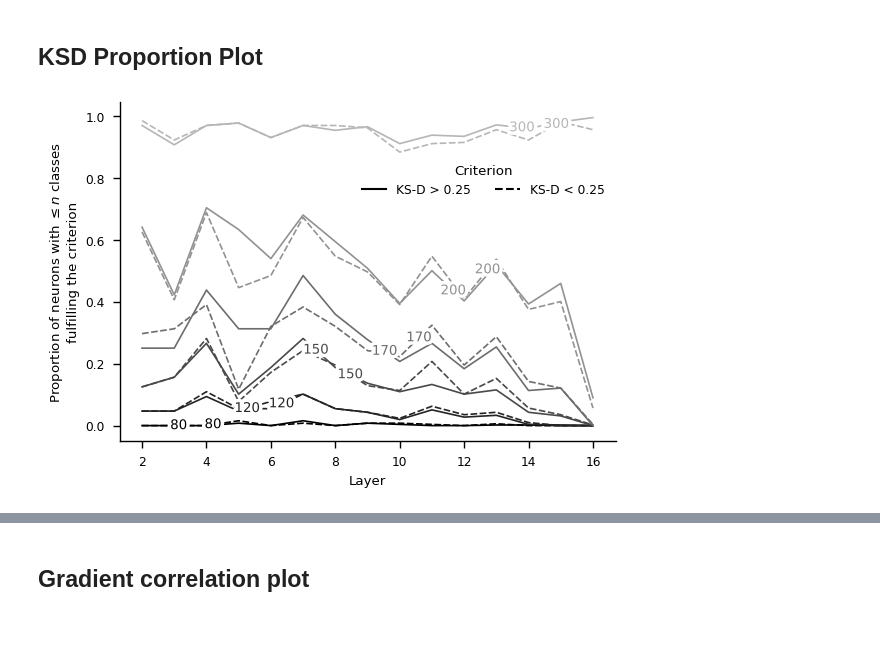
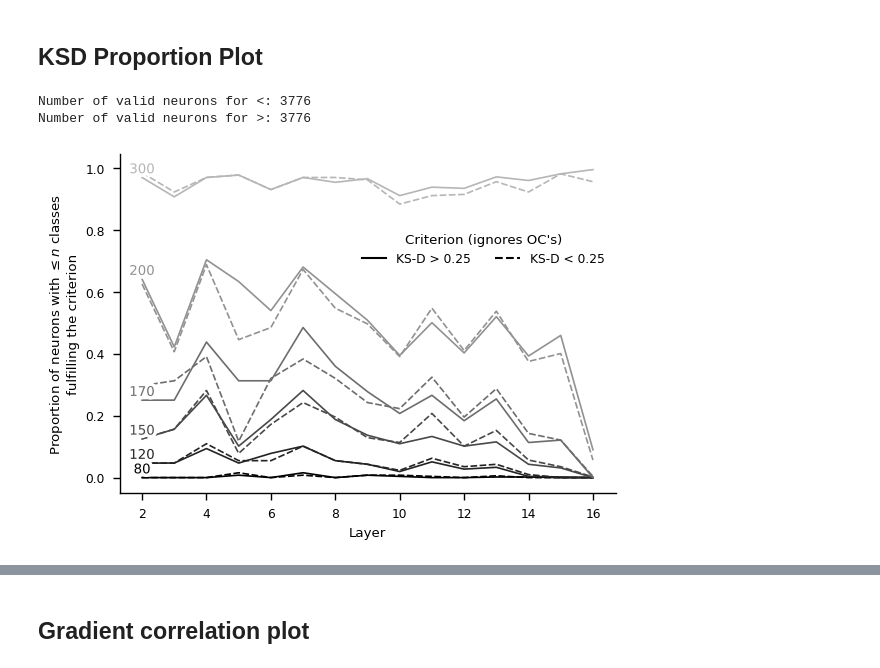
Before and after one commit to AwesomeLemon/structure-for-interpretability, a Jupyter notebook: plots_paper.ipynb, the cells around one changed output, grey strips where cells are left out. Saved outputs shown, nothing was run; the diff lists cells and outputs as text; code cells hidden in the pictures; blank space fills up the shorter version.

```diff
--- a/plots_paper.ipynb
+++ b/plots_paper.ipynb
@@ -673,12 +685,16 @@ plot_ksd_distribution(df_ks_imagenet, title_suffix="on ImageNet-ResNet-18")
 # %% [markdown]
 ## KSD Proportion Plot
 # %%
-def plot_ksd_proportion_imagenet(df, threshold=0.25, plot_cumsum=True, extra_levels=[80, 120, 150, 170, 200, 300]):
-    df_props = compute_df_props(df, threshold=threshold, extra_levels=extra_levels)
+def plot_ksd_proportion_imagenet(df, threshold=0.25, plot_cumsum=True, extra_levels=[80, 120, 150, 170, 200, 300], num_allowed_opposite_classes=100, global_proportion=True, xvals=None, yoffsets=0.0, bbox_to_anchor=(1, 1)):
+    df_props = compute_df_props(df, threshold=threshold, extra_levels=extra_levels, num_allowed_opposite_classes=num_allowed_opposite_classes, global_proportion=global_proportion)
+    # return df_props
 
     nclasses = df_props["Number of classes"].unique()[:-1]
     nclasses.sort()
     # return nclasses
+
+    cols = df_props.columns
+    crit_name = cols[cols.str.contains("Criterion")].values[0]
 
     SO = [f"KS-D > {threshold}", f"KS-D < {threshold}"]
 
@@ -708,24 +724,31 @@ def plot_ksd_proportion_imagenet(df, threshold=0.25, plot_cumsum=True, extra_lev
         cp.reverse()
 
     for n, ci in zip(nclasses_it, c_it):
-        sns.lineplot(data=df_props[df_props["Number of classes"] == n], x="Layer", y=y, style="Criterion", style_order=SO, errorbar=None, color=cp[ci], label=f"{n}", legend=False)
+        sns.lineplot(data=df_props[df_props["Number of classes"] == n], x="Layer", y=y, style=crit_name, style_order=SO, errorbar=None, color=cp[ci], label=f"{n}", legend=False)
     l = plt.gca().get_lines()
 
-    # xvals_cleared = []
-    # for (i, x) in enumerate(xvals):
-    #     if x == 0:
-    #         l[i].set_label("")
-    #     else:
-    #         xvals_cleared.append(x)
+    if xvals is not None:
 
-    labelLines(l, align=False)#, xvals=xvals_cleared);
+        xvals_cleared = []
+        for (i, x) in enumerate(xvals):
+            if x == 0:
+                l[i].set_label("")
+            else:
+                xvals_cleared.append(x)
+
+        labelLines(l, align=False, xvals=xvals_cleared, yoffsets=yoffsets);
+    else:
+        labelLines(l, align=False);
+
     custom_lines = [Line2D([0], [0], color="black", lw=1.5, linestyle=l[0].get_linestyle()),
                     Line2D([0], [0], color="black", lw=1.5, linestyle=l[1].get_linestyle()),
                     ]
-    plt.gca().legend(custom_lines, SO, ncols=2, loc=loc, frameon=False, title="Criterion", bbox_to_anchor=(1, 0.85))
+    plt.gca().legend(custom_lines, SO, ncols=2, loc=loc, frameon=False, title=crit_name, bbox_to_anchor=bbox_to_anchor)
     plt.gca().set(ylabel=ylabel)
     sns.despine()
-# %%
-plot_ksd_proportion_imagenet(df_ks_imagenet)
-# %% [output]
-[figure, removed]
+# %%
+plot_ksd_proportion_imagenet(df_ks_imagenet, num_allowed_opposite_classes=np.inf, xvals=[2.0, 0.0, 2.0, 0.0, 2.0, 0.0, 2.0, 0.0, 2.0, 0.0, 2.0, 0.0], yoffsets=0.025, bbox_to_anchor=(1, 0.80))
+# %% [output]
+Number of valid neurons for <: 3776
+Number of valid neurons for >: 3776
+[figure, added]
```
Also changed, not shown: parts of 6 cells of this notebook, 1 other file.
